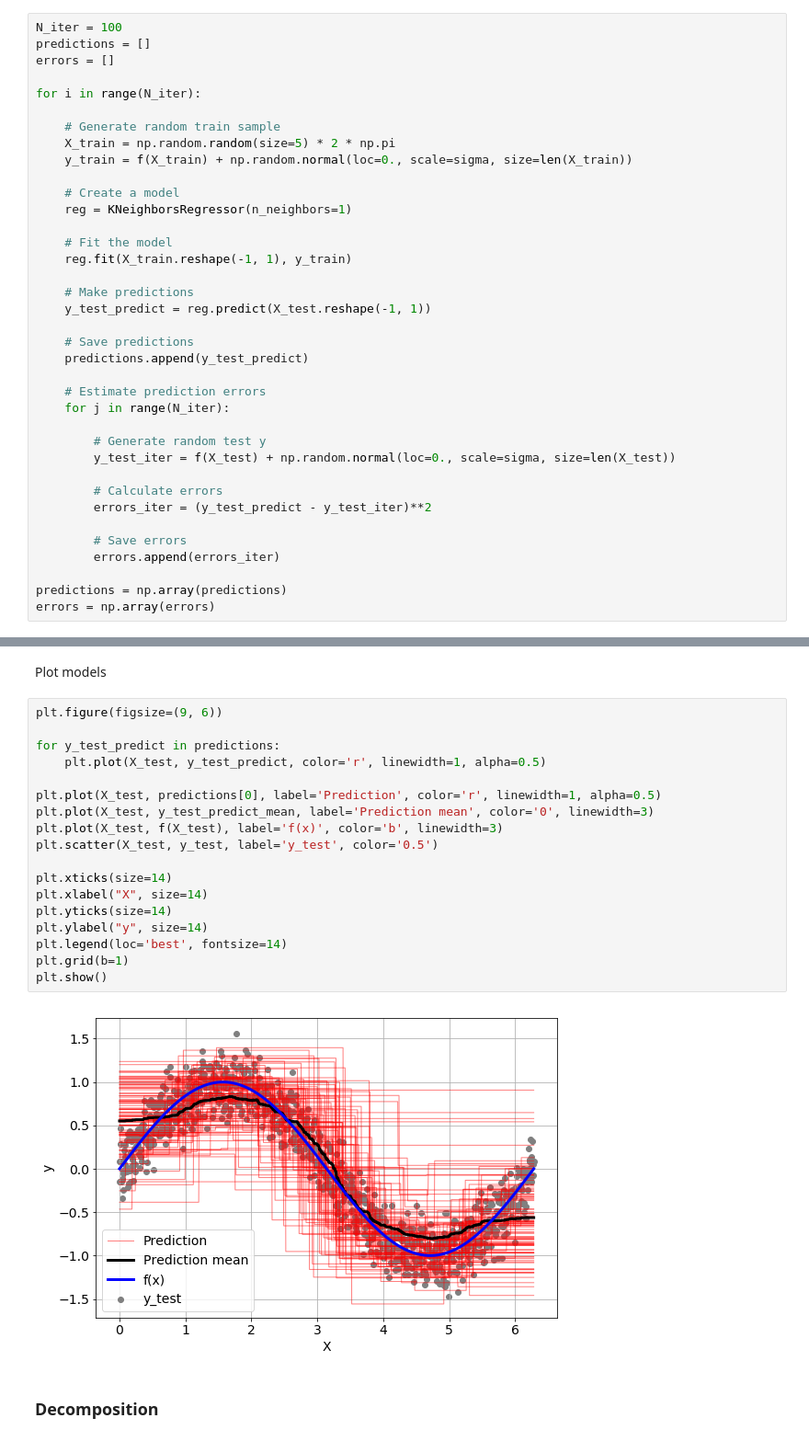
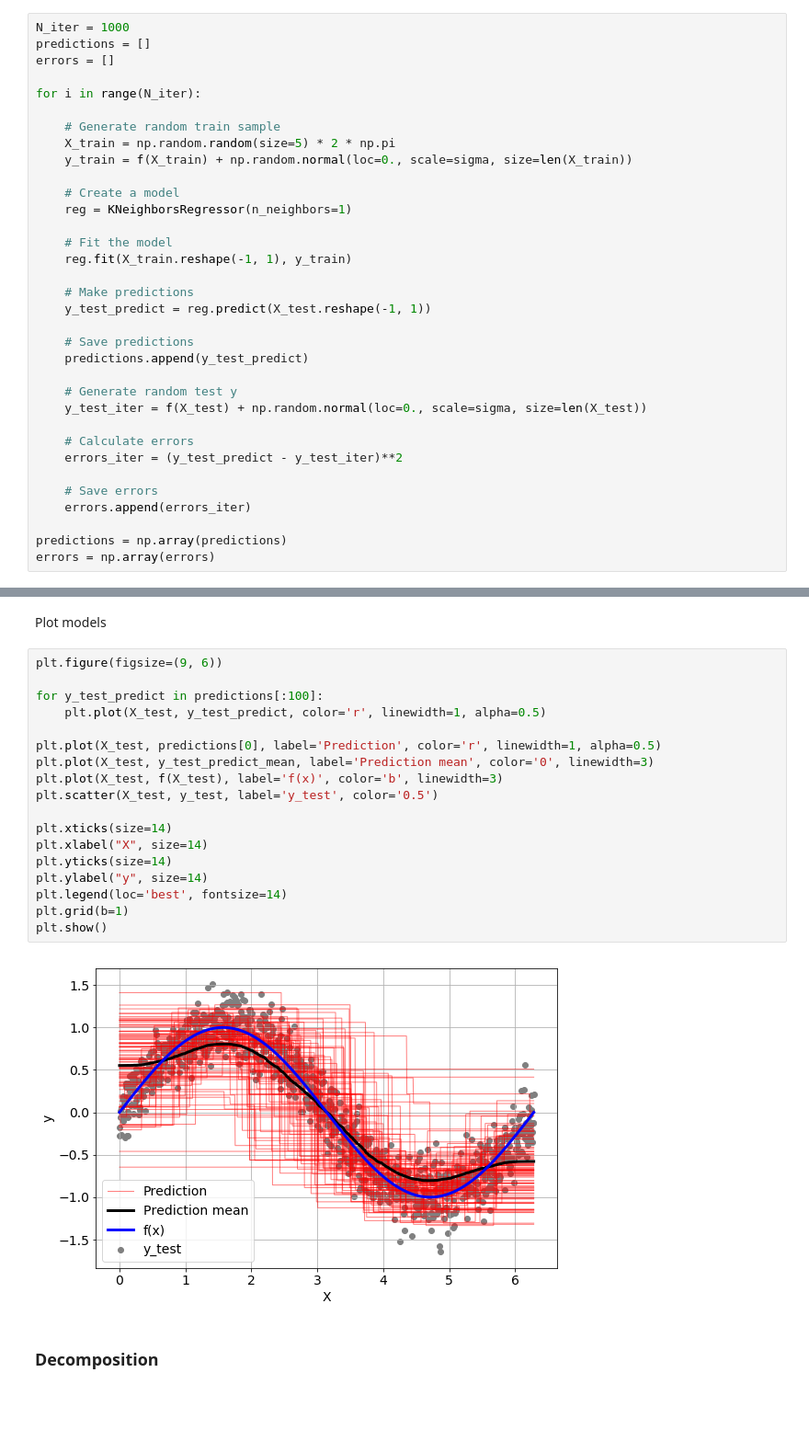
Before and after one commit to shestakoff/hse_se_ml, a Jupyter notebook: 2019/s9-ensembles/seminar9-ensembles.ipynb, the cells around one changed output, grey strips where cells are left out. Shown at 92% size. Cells and saved outputs as stored; diff of their text form; blank space fills up the shorter version.

```diff
--- a/2019/s9-ensembles/seminar9-ensembles.ipynb
+++ b/2019/s9-ensembles/seminar9-ensembles.ipynb
@@ -127,7 +127,7 @@ y_train = f(X_train) + np.random.normal(loc=0., scale=sigma, size=len(X_train))
 X_test = np.linspace(0, 2*np.pi, 1000)
 y_test = f(X_test) + np.random.normal(loc=0., scale=sigma, size=len(X_test))
 # %%
-N_iter = 100
+N_iter = 1000
 predictions = []
 errors = []
 
@@ -149,17 +149,14 @@ for i in range(N_iter):
     # Save predictions
     predictions.append(y_test_predict)
 
-    # Estimate prediction errors
-    for j in range(N_iter):
+    # Generate random test y
+    y_test_iter = f(X_test) + np.random.normal(loc=0., scale=sigma, size=len(X_test))
 
-        # Generate random test y
-        y_test_iter = f(X_test) + np.random.normal(loc=0., scale=sigma, size=len(X_test))
+    # Calculate errors
+    errors_iter = (y_test_predict - y_test_iter)**2
 
-        # Calculate errors
-        errors_iter = (y_test_predict - y_test_iter)**2
-
-        # Save errors
-        errors.append(errors_iter)
+    # Save errors
+    errors.append(errors_iter)
 
 predictions = np.array(predictions)
 errors = np.array(errors)
@@ -172,23 +169,23 @@ Plot models
 # %%
 plt.figure(figsize=(9, 6))
 
-for y_test_predict in predictions:
+for y_test_predict in predictions[:100]:
     plt.plot(X_test, y_test_predict, color='r', linewidth=1, alpha=0.5)
 
 plt.plot(X_test, predictions[0], label='Prediction', color='r', linewidth=1, alpha=0.5)
 plt.plot(X_test, y_test_predict_mean, label='Prediction mean', color='0', linewidth=3)
 plt.plot(X_test, f(X_test), label='f(x)', color='b', linewidth=3)
 plt.scatter(X_test, y_test, label='y_test', color='0.5')
 
 plt.xticks(size=14)
 plt.xlabel("X", size=14)
 plt.yticks(size=14)
 plt.ylabel("y", size=14)
 plt.legend(loc='best', fontsize=14)
 plt.grid(b=1)
 plt.show()
 # %% [output]
-[figure, old version]
+[figure, new version]
 # %% [markdown]
 ### Decomposition
 # %% [markdown]
```
Also changed, not shown: parts of 5 cells of this notebook.
